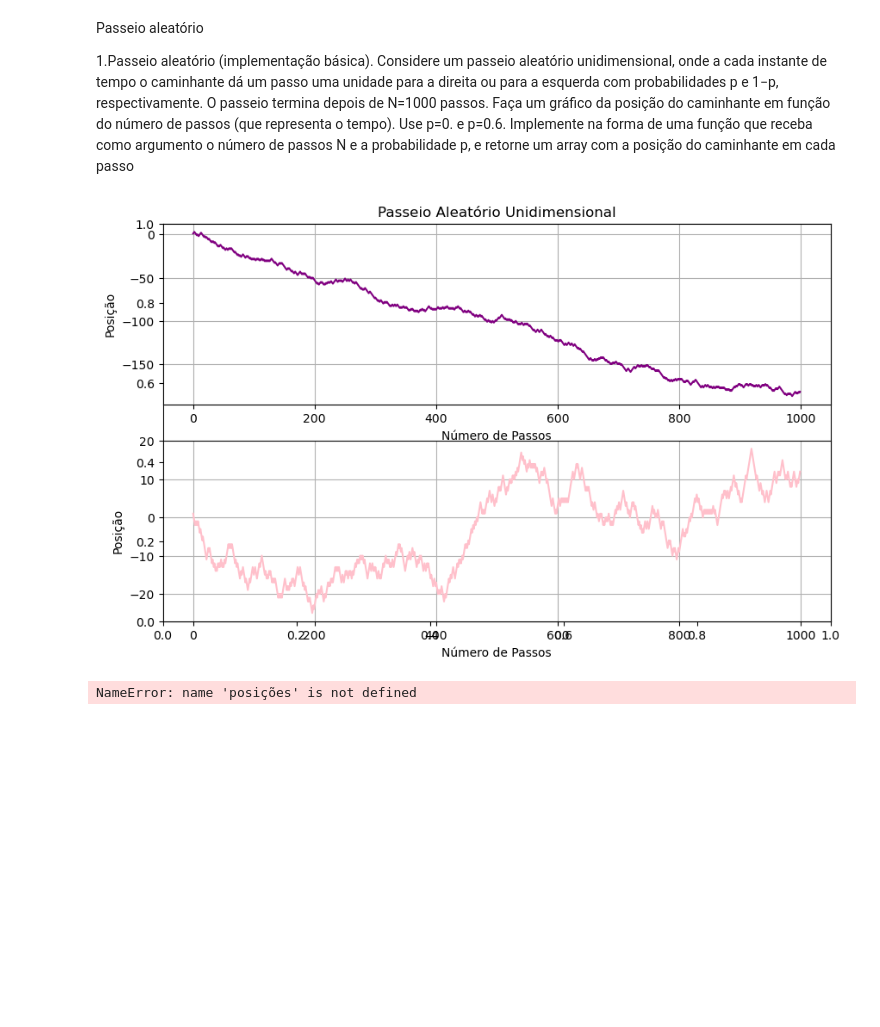
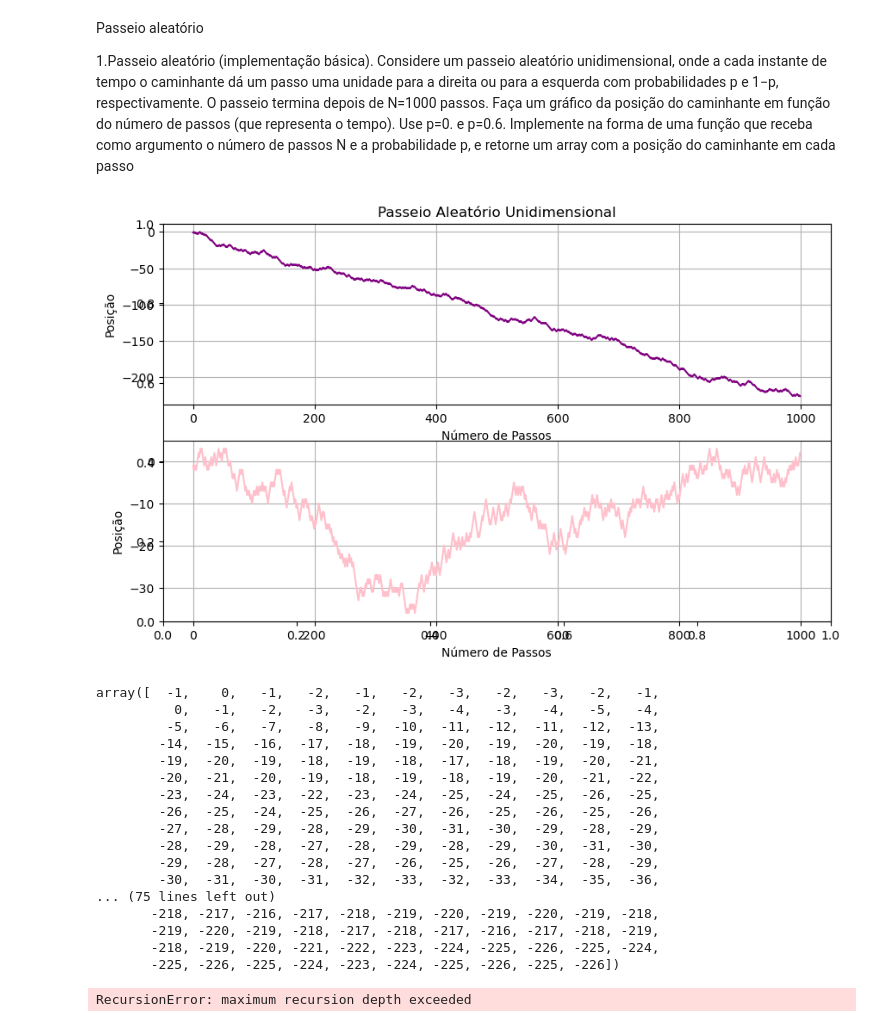
Before and after one commit to Ana-Koth/Atividade-4, a Jupyter notebook: Passeio aleatório.ipynb, the cells around one changed output. Cells and saved outputs as stored; diff of their text form; code cells hidden in the pictures; blank space fills up the shorter version.

```diff
--- a/Passeio aleatório.ipynb
+++ b/Passeio aleatório.ipynb
@@ -21,33 +21,95 @@ def Passeio_aleatorio(N):
     # Gera gráfico do passeio aleatório
 
     N = 1000 # Número de passos
     passos1 = np.random.choice([-1, 1], size=N, p=[0.6 , 0.4]) # Gera uma sequência de passos aleatórios
     posições1 = np.cumsum(passos1) # Calcula a soma cumulativa dos passos
 
     passos2 = np.random.choice([-1, 1], size=N, p=[0.5 , 0.5]) # Gera uma sequência de passos aleatórios
     posições2 = np.cumsum(passos2) # Calcula a soma cumulativa dos passos
 
 
     plt.figure(figsize=(10, 6)) # Define o tamanho da figura
     plt.title("Passeio Aleatório Unidimensional")
 
     plt.subplot(2, 1, 1) # Cria o primeiro subplot
     plt.plot(posições1, label='Passeio Aleatório 1', color='purple') # Plota o passeio aleatório
     plt.xlabel("Número de Passos")
     plt.ylabel("Posição")
     plt.grid(True)
 
     plt.subplot(2, 1, 2) # Cria o segundo subplot
     plt.plot(posições2, label='Passeio Aleatório 2', color='pink') # Plota o passeio aleatório
     plt.xlabel("Número de Passos")
     plt.ylabel("Posição")
     plt.grid(True)
     plt.show() # Exibe o gráfico
 
-    return posições # Imprime as posições ao longo do passeio aleatório
+    return posições1 # Imprime as posições ao longo do passeio aleatório
+
 
 #teste
 Passeio_aleatorio(1000) # Chama a função com 1000 passos
 # %% [output]
-[figure, old version]
+[figure, new version]
-NameError: name 'posições' is not defined
+array([  -1,    0,   -1,   -2,   -1,   -2,   -3,   -2,   -3,   -2,   -1,
+          0,   -1,   -2,   -3,   -2,   -3,   -4,   -3,   -4,   -5,   -4,
+         -5,   -6,   -7,   -8,   -9,  -10,  -11,  -12,  -11,  -12,  -13,
+        -14,  -15,  -16,  -17,  -18,  -19,  -20,  -19,  -20,  -19,  -18,
+        -19,  -20,  -19,  -18,  -19,  -18,  -17,  -18,  -19,  -20,  -21,
+        -20,  -21,  -20,  -19,  -18,  -19,  -18,  -19,  -20,  -21,  -22,
+        -23,  -24,  -23,  -22,  -23,  -24,  -25,  -24,  -25,  -26,  -25,
+        -26,  -25,  -24,  -25,  -26,  -27,  -26,  -25,  -26,  -25,  -26,
+        -27,  -28,  -29,  -28,  -29,  -30,  -31,  -30,  -29,  -28,  -29,
+        -28,  -29,  -28,  -27,  -28,  -29,  -28,  -29,  -30,  -31,  -30,
+        -29,  -28,  -27,  -28,  -27,  -26,  -25,  -26,  -27,  -28,  -29,
+        -30,  -31,  -30,  -31,  -32,  -33,  -32,  -33,  -34,  -35,  -36,
+... (75 lines left out)
+       -218, -217, -216, -217, -218, -219, -220, -219, -220, -219, -218,
+       -219, -220, -219, -218, -217, -218, -217, -216, -217, -218, -219,
+       -218, -219, -220, -221, -222, -223, -224, -225, -226, -225, -224,
+       -225, -226, -225, -224, -223, -224, -225, -226, -225, -226])
+# %%
+import numpy as np
+import matplotlib.pyplot as plt
+
+def Passeio_aleatorio(N):
+    """
+    Simula um passeio aleatório unidimensional.
+
+    Parâmetros:
+    n_passos (int): Número de passos no passeio aleatório.
+
+    Retorna:
+    np.ndarray: Posições ao longo do passeio aleatório.
+    """
+    # Gera uma sequência de passos aleatórios
+    # Cada passo pode ser -1 ou 1 com igual probabilidade
+    # Gera gráfico do passeio aleatório
+
+    N = 1000 # Número de passos
+    passos1 = np.random.choice([-1, 1], size=N, p=[0.6 , 0.4]) # Gera uma sequência de passos aleatórios
+    posições1 = np.cumsum(passos1) # Calcula a soma cumulativa dos passos
+
+    passos2 = np.random.choice([-1, 1], size=N, p=[0.5 , 0.5]) # Gera uma sequência de passos aleatórios
+    posições2 = np.cumsum(passos2) # Calcula a soma cumulativa dos passos
+
+
+    for i in range(1, N):
+        posições1 = Passeio_aleatorio(i)
+        ax.plt.plot(i, posições1[i], 'ro') # Plota o passeio aleatório
+
+
+    plt.figure(figsize=(10, 6)) # Define o tamanho da figura
+    plt.title("Passeio Aleatório Unidimensional")
+
+    plt.subplot(2, 1, 1) # Cria o primeiro subplot
+    plt.plot(posições1, label='Passeio Aleatório 1', color='purple') # Plota o passeio aleatório
+    plt.xlabel("Número de Passos")
+    plt.ylabel("Posição")
+    plt.grid(True)
+
+
+#teste
+Passeio_aleatorio(1000) # Chama a função com 1000 passos
+# %% [output]
+RecursionError: maximum recursion depth exceeded
```
